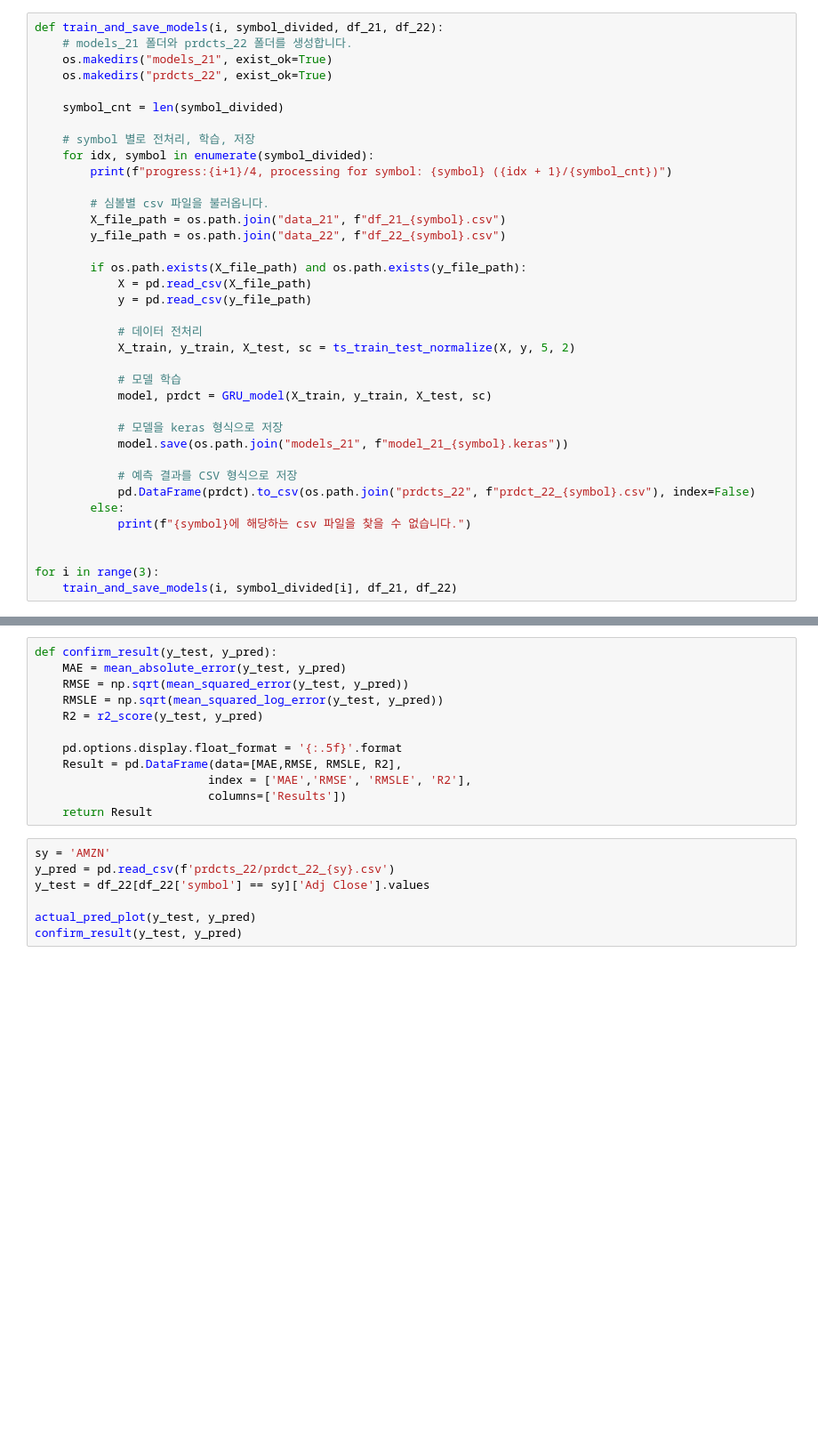
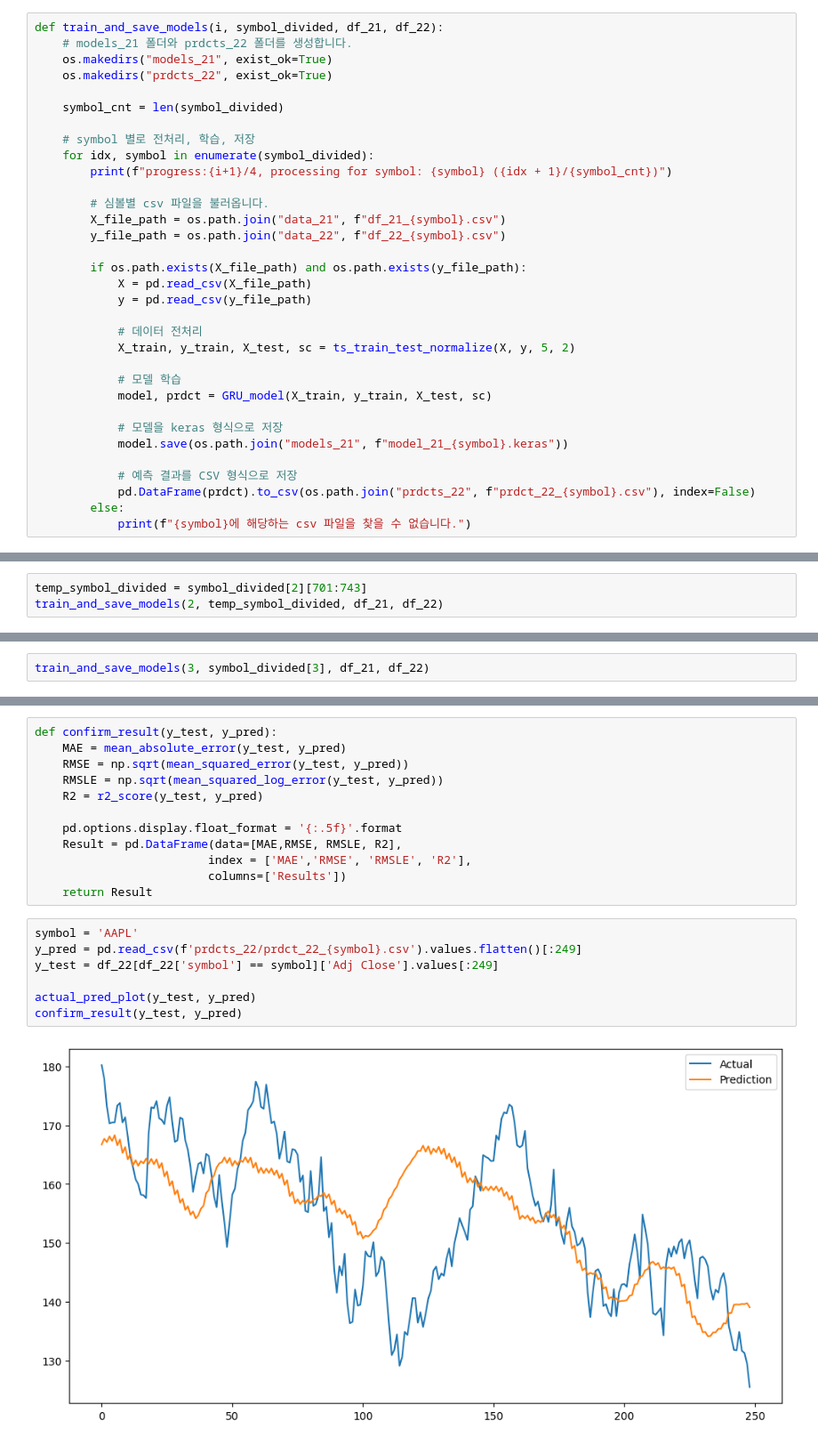
Before and after one commit to bee85919/lstm-gru-test, a Jupyter notebook: test.ipynb, the cells around one changed output, grey strips where cells are left out. Shown: that part at 89% size. Saved outputs shown, nothing was run; the diff lists cells and outputs as text; blank space fills up the shorter version.

```diff
--- a/test.ipynb
+++ b/test.ipynb
@@ -209,7 +209,3 @@ def train_and_save_models(i, symbol_divided, df_21, df_22):
             pd.DataFrame(prdct).to_csv(os.path.join("prdcts_22", f"prdct_22_{symbol}.csv"), index=False)
         else:
             print(f"{symbol}에 해당하는 csv 파일을 찾을 수 없습니다.")
-
-
-for i in range(3):
-    train_and_save_models(i, symbol_divided[i], df_21, df_22)
@@ -261,0 +215,3 @@ Error:
+# %%
+temp_symbol_divided = symbol_divided[2][701:743]
+train_and_save_models(2, temp_symbol_divided, df_21, df_22)
@@ -261,0 +255,2 @@ Error:
+# %%
+train_and_save_models(3, symbol_divided[3], df_21, df_22)
@@ -294,9 +307,11 @@ def confirm_result(y_test, y_pred):
                          columns=['Results'])
     return Result
 # %%
-sy = 'AMZN'
-y_pred = pd.read_csv(f'prdcts_22/prdct_22_{sy}.csv')
-y_test = df_22[df_22['symbol'] == sy]['Adj Close'].values
+symbol = 'AAPL'
+y_pred = pd.read_csv(f'prdcts_22/prdct_22_{symbol}.csv').values.flatten()[:249]
+y_test = df_22[df_22['symbol'] == symbol]['Adj Close'].values[:249]
 
 actual_pred_plot(y_test, y_pred)
 confirm_result(y_test, y_pred)
+# %% [output]
+[figure, added]
```
Also changed, not shown: parts of 10 cells of this notebook.
